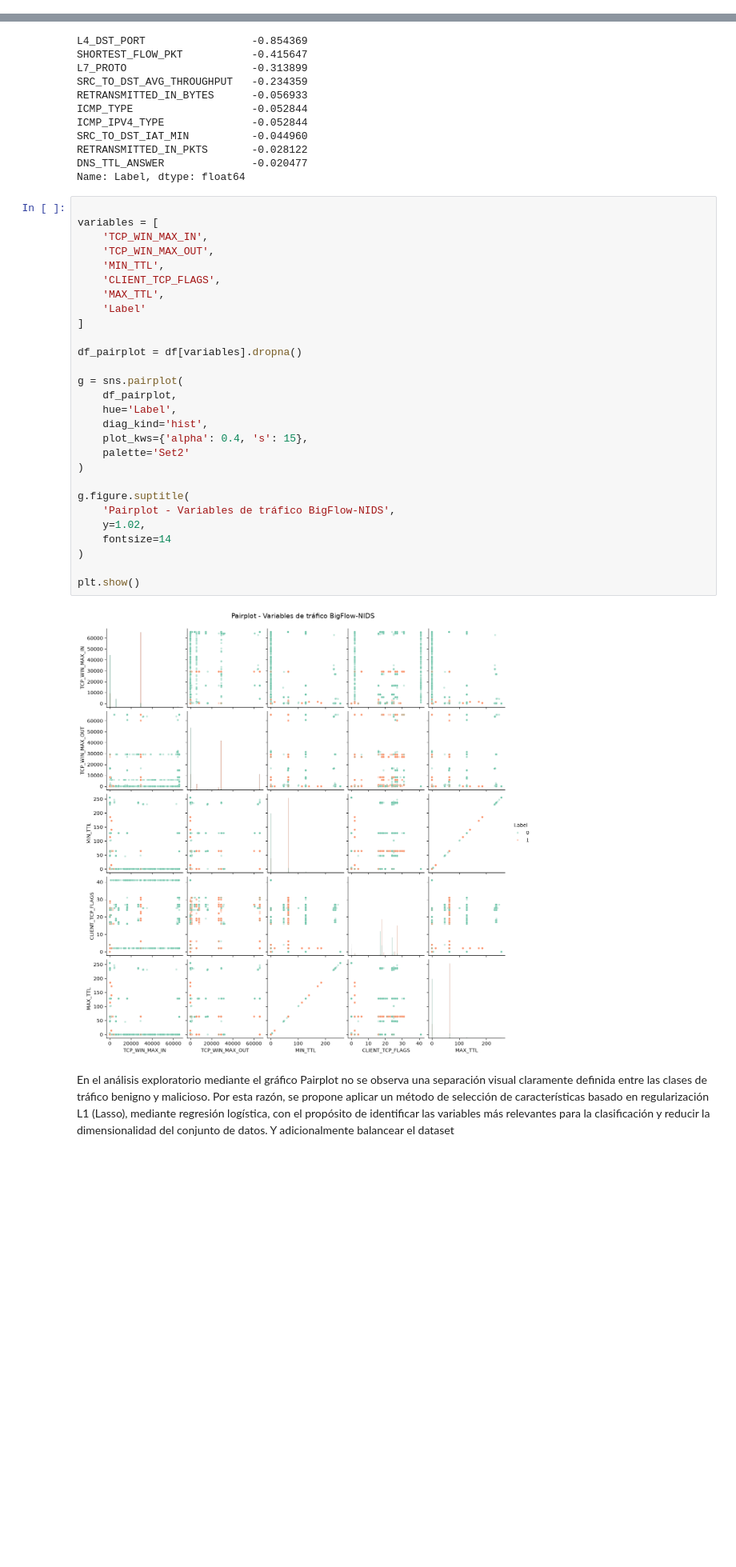
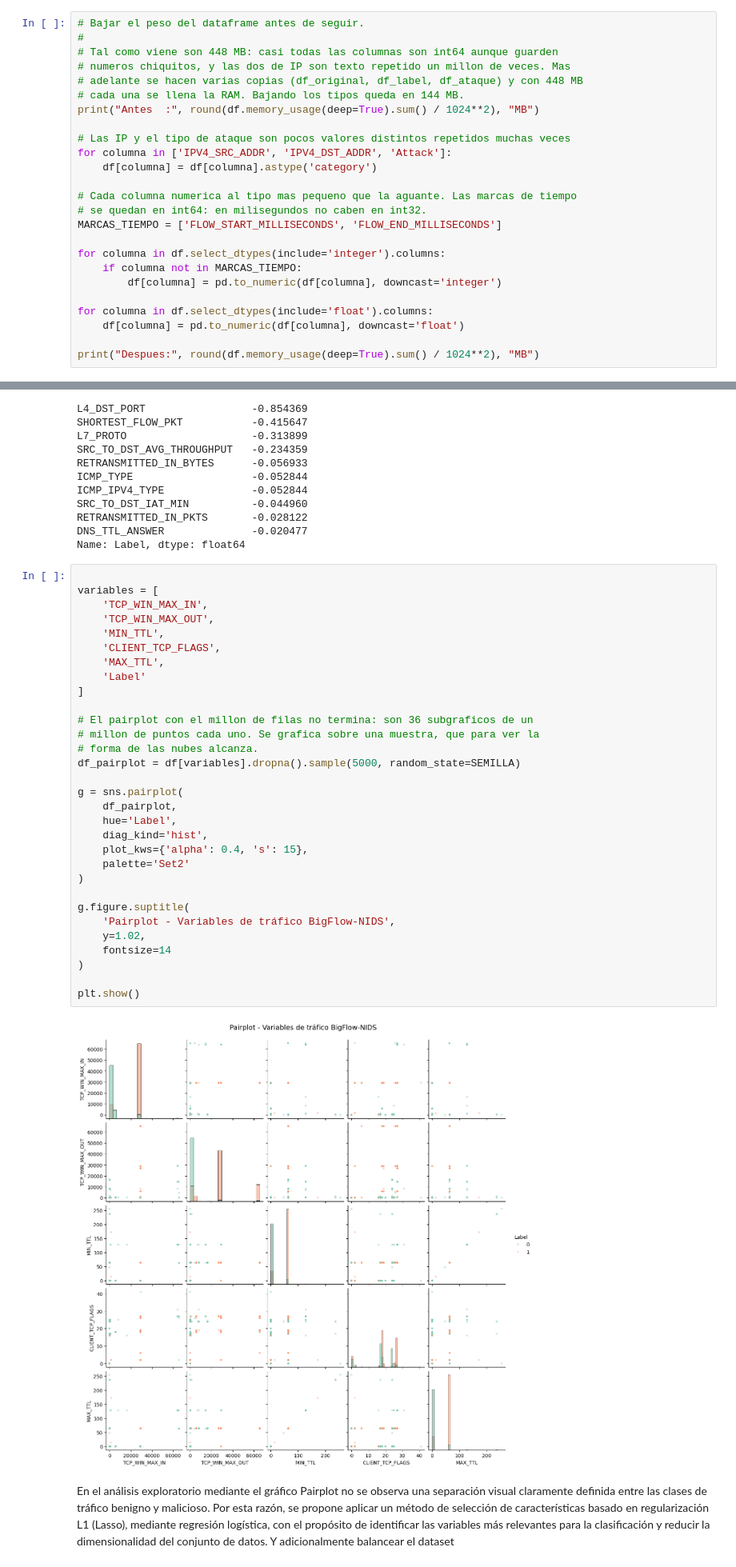
Before and after one commit to Angepira/Proyecto-ML-Ataque-de-redes, a Jupyter notebook: Proyecto.ipynb, the cells around one changed output, grey strips where cells are left out. Shown at 80% size. Cells and saved outputs as stored; diff of their text form; blank space fills up the shorter version.

```diff
--- a/Proyecto.ipynb
+++ b/Proyecto.ipynb
@@ -222,3 +228,28 @@ print("Columnas:", df.shape[1])
 # %% [output]
 Filas   : 1000000
 Columnas: 55
+# %%
+# Bajar el peso del dataframe antes de seguir.
+#
+# Tal como viene son 448 MB: casi todas las columnas son int64 aunque guarden
+# numeros chiquitos, y las dos de IP son texto repetido un millon de veces. Mas
+# adelante se hacen varias copias (df_original, df_label, df_ataque) y con 448 MB
+# cada una se llena la RAM. Bajando los tipos queda en 144 MB.
+print("Antes  :", round(df.memory_usage(deep=True).sum() / 1024**2), "MB")
+
+# Las IP y el tipo de ataque son pocos valores distintos repetidos muchas veces
+for columna in ['IPV4_SRC_ADDR', 'IPV4_DST_ADDR', 'Attack']:
+    df[columna] = df[columna].astype('category')
+
+# Cada columna numerica al tipo mas pequeno que la aguante. Las marcas de tiempo
+# se quedan en int64: en milisegundos no caben en int32.
+MARCAS_TIEMPO = ['FLOW_START_MILLISECONDS', 'FLOW_END_MILLISECONDS']
+
+for columna in df.select_dtypes(include='integer').columns:
+    if columna not in MARCAS_TIEMPO:
+        df[columna] = pd.to_numeric(df[columna], downcast='integer')
+
+for columna in df.select_dtypes(include='float').columns:
+    df[columna] = pd.to_numeric(df[columna], downcast='float')
+
+print("Despues:", round(df.memory_usage(deep=True).sum() / 1024**2), "MB")
@@ -513,33 +550,36 @@ Name: Label, dtype: float64
 # %%
 
 variables = [
     'TCP_WIN_MAX_IN',
     'TCP_WIN_MAX_OUT',
     'MIN_TTL',
     'CLIENT_TCP_FLAGS',
     'MAX_TTL',
     'Label'
 ]
 
-df_pairplot = df[variables].dropna()
+# El pairplot con el millon de filas no termina: son 36 subgraficos de un
+# millon de puntos cada uno. Se grafica sobre una muestra, que para ver la
+# forma de las nubes alcanza.
+df_pairplot = df[variables].dropna().sample(5000, random_state=SEMILLA)
 
 g = sns.pairplot(
     df_pairplot,
     hue='Label',
     diag_kind='hist',
     plot_kws={'alpha': 0.4, 's': 15},
     palette='Set2'
 )
 
 g.figure.suptitle(
     'Pairplot - Variables de tráfico BigFlow-NIDS',
     y=1.02,
     fontsize=14
 )
 
 plt.show()
 # %% [output]
-[figure, old version]
+[figure, new version]
 # %% [markdown]
 En el análisis exploratorio mediante el gráfico Pairplot no se observa una separación visual claramente definida entre las clases de tráfico benigno y malicioso. Por esta razón, se propone aplicar un método de selección de características basado en regularización L1 (Lasso), mediante regresión logística, con el propósito de identificar las variables más relevantes para la clasificación y reducir la dimensionalidad del conjunto de datos. Y adicionalmente balancear el dataset
 # %%
```
Also changed, not shown: parts of 63 cells of this notebook, 2 other files.
